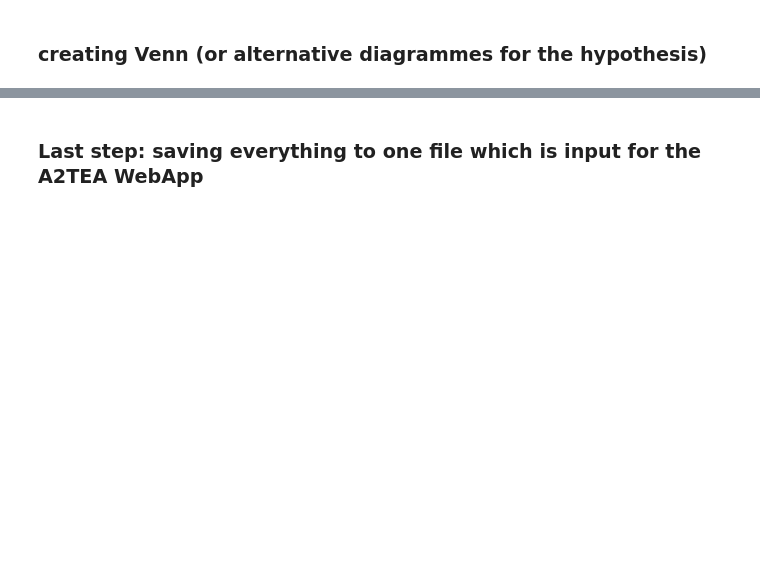
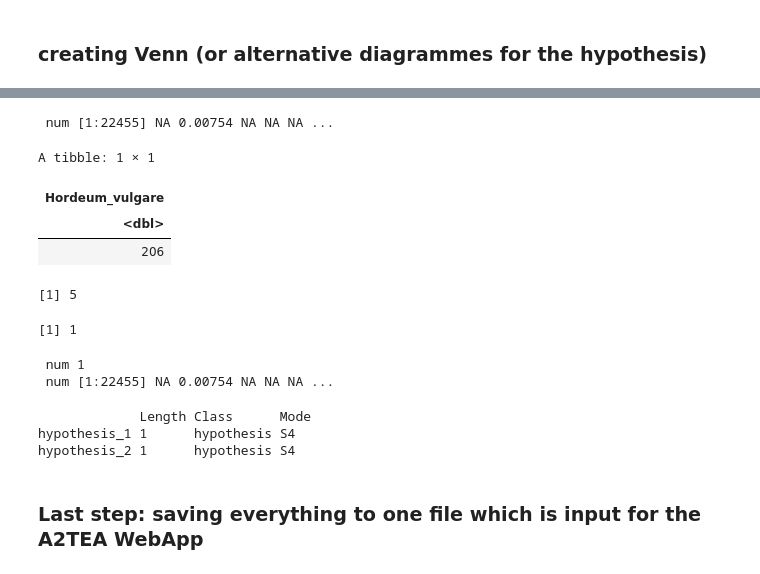
Before and after one commit to tgstoecker/A2TEA.Workflow, a Jupyter notebook: final_tea_datasets.ipynb, the cells around one changed output, grey strips where cells are left out. Saved outputs shown, nothing was run; the diff lists cells and outputs as text; code cells hidden in the pictures; blank space fills up the shorter version.

```diff
--- a/final_tea_datasets.ipynb
+++ b/final_tea_datasets.ipynb
@@ -609,3 +786,36 @@ Ortho_intersect_plots[[2]]
+# %%
+#c(unlist(str_split(HYPOTHESES.a2tea[[2]]@expanded_in, ";")),
+#  unlist(str_split(HYPOTHESES.a2tea[[2]]@compared_to, ";")))
+#geneSig_workset <-  HOG_level_list[[1]]
+#names(geneSig_workset)
+#head(geneSig_workset %>% setNames(names(geneSig_workset) %>% stringr::str_replace("_sigDE","")))
+#HOG_level_list[[i]][1,"expansion"]
+#tea_value[2] <- "asdasdd"
+str(tea_value)
+head(geneCount_EXP_workset[2,])
+
+HOG_level_list[[1]][3,c(2,3)] %>%
+    dplyr::rowwise() %>%
+    sum()
+
+str(tea_v
+# %% [output]
+ num [1:22455] NA 0.00754 NA NA NA ...
+A tibble: 1 × 1
+| Hordeum_vulgare |
+| <dbl> |
+| 206 |
+[1] 5
+[1] 1
+ num 1
+ num [1:22455] NA 0.00754 NA NA NA ...
+# %%
+summary(HYPOTHESES.a2tea)
+#HOG_level_list[[2]] %>% add_column(tea_value, .after = "HOG")
+# %% [output]
+             Length Class      Mode
+hypothesis_1 1      hypothesis S4
+hypothesis_2 1      hypothesis S4
 # %% [markdown]
 ### Last step: saving everything to one file which is input for the A2TEA WebApp
 # %%
```
Also changed, not shown: parts of 9 cells of this notebook.
